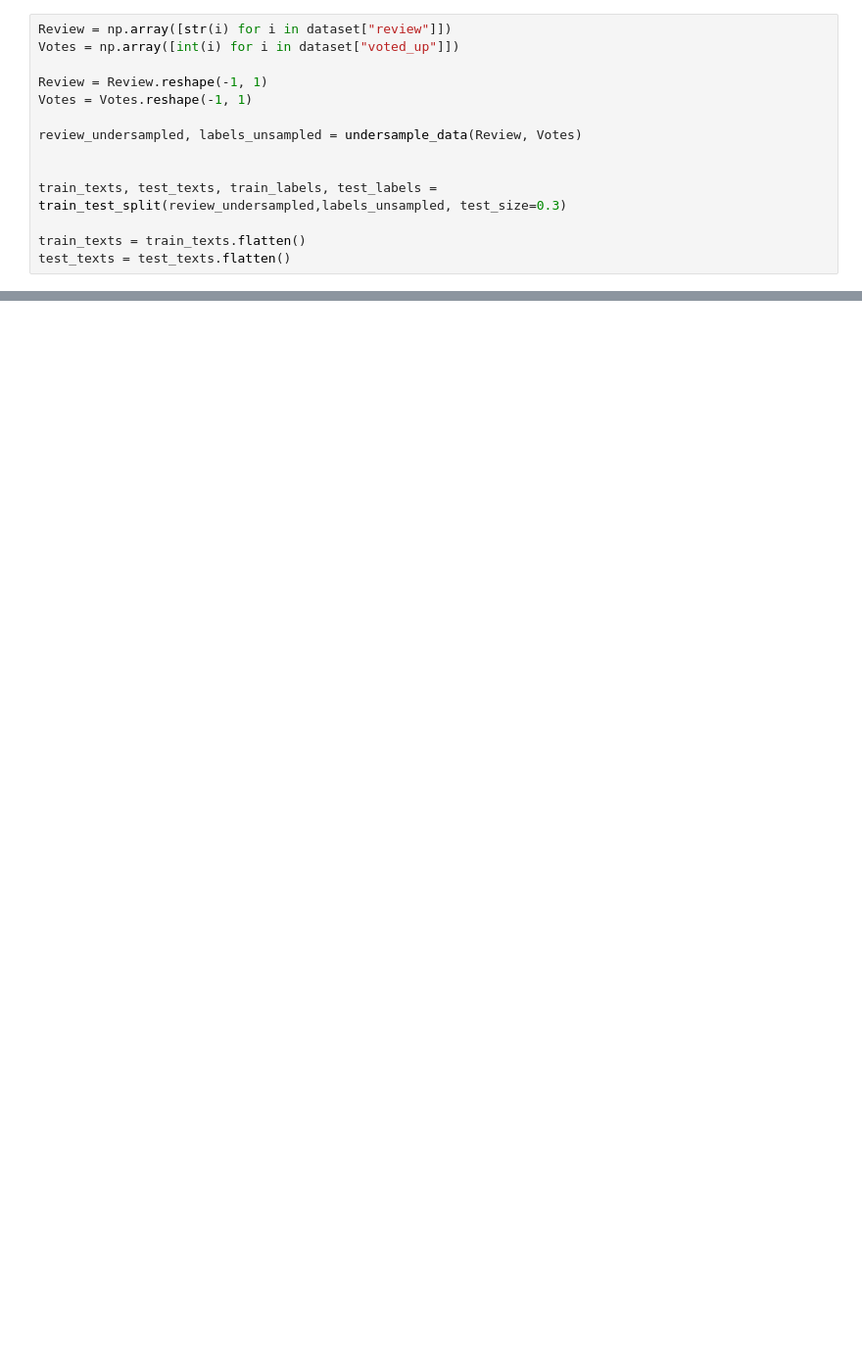
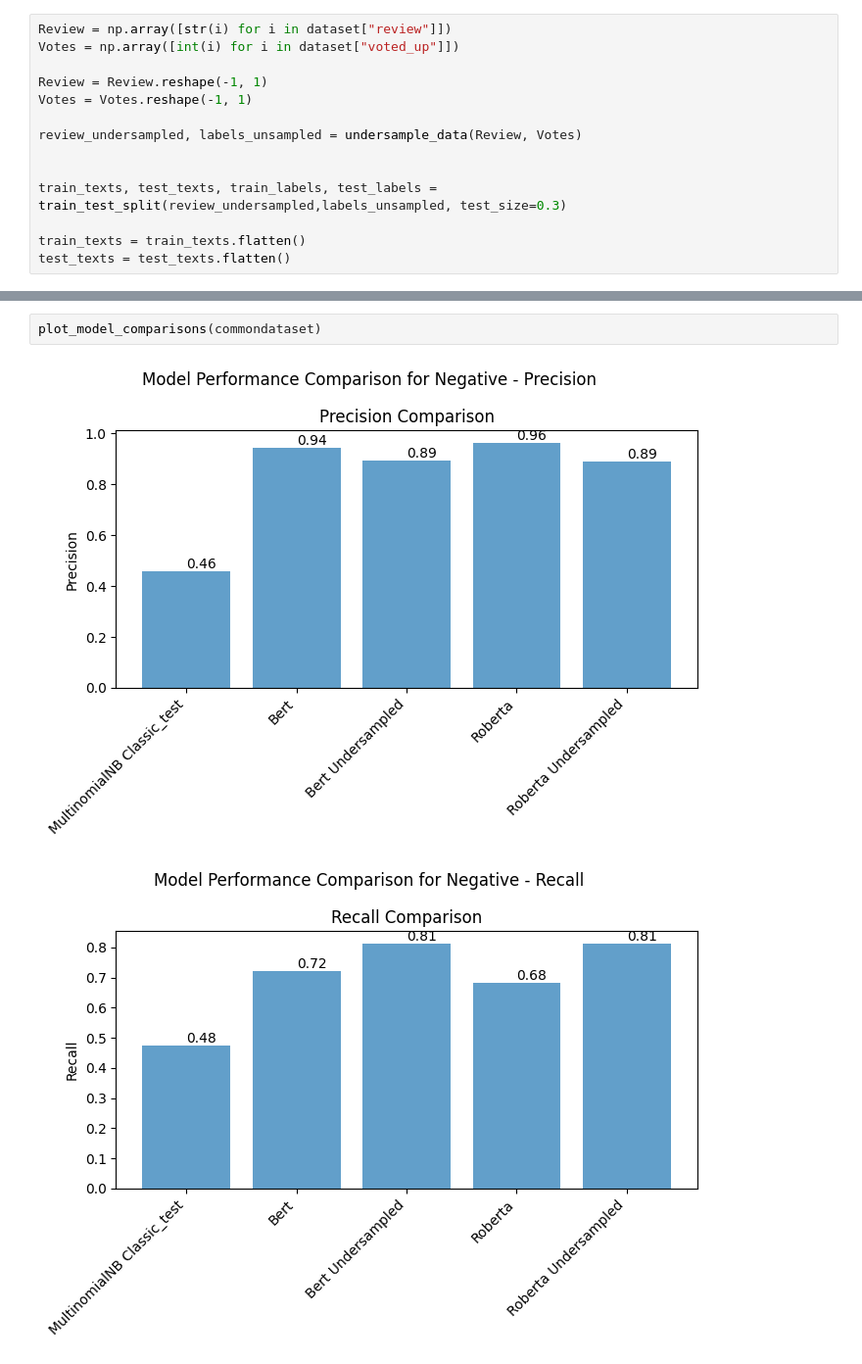
Before and after one commit to Meyflex/Sentiment-Analyses-Steam, a Jupyter notebook: Project_Text_mining.ipynb, the cells around one changed output, grey strips where cells are left out. Shown at 98% size. Drawn from its saved outputs; the diff is of its cells as text; blank space fills up the shorter version.

```diff
--- a/Project_Text_mining.ipynb
+++ b/Project_Text_mining.ipynb
@@ -246,0 +397,5 @@ plot_model_comparisons(results_list)
+# %%
+plot_model_comparisons(commondataset)
+# %% [output]
+[figure, added]
+[figure, added]
```
Also changed, not shown: parts of 26 cells of this notebook, 38 other files.
